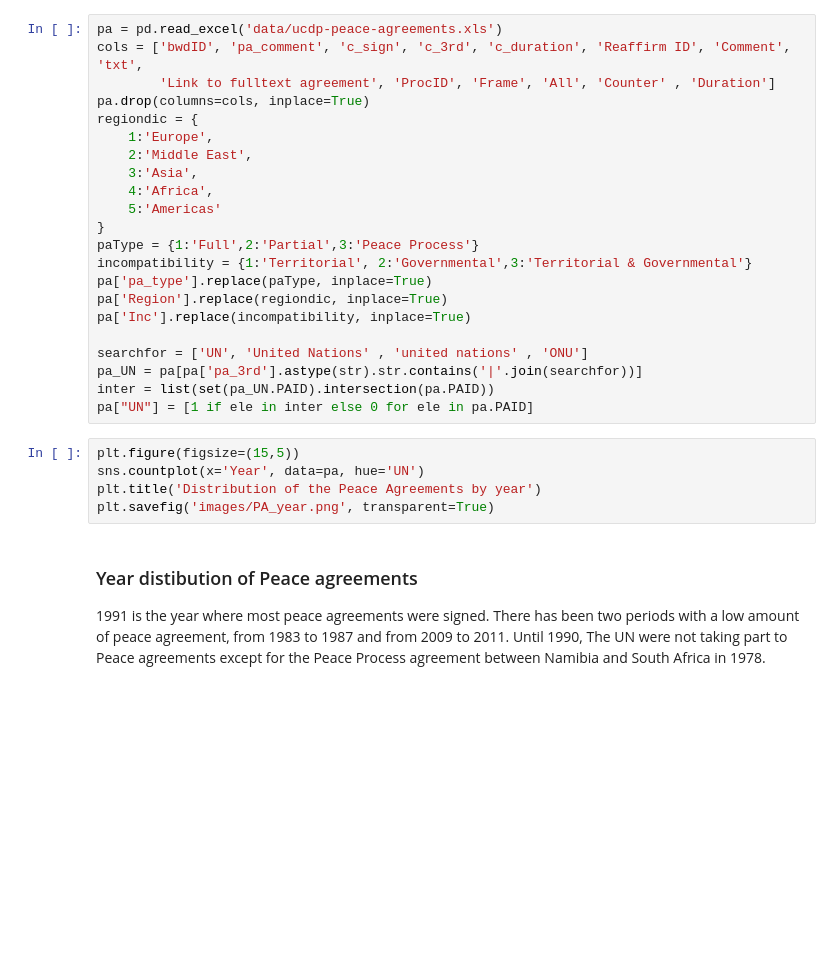
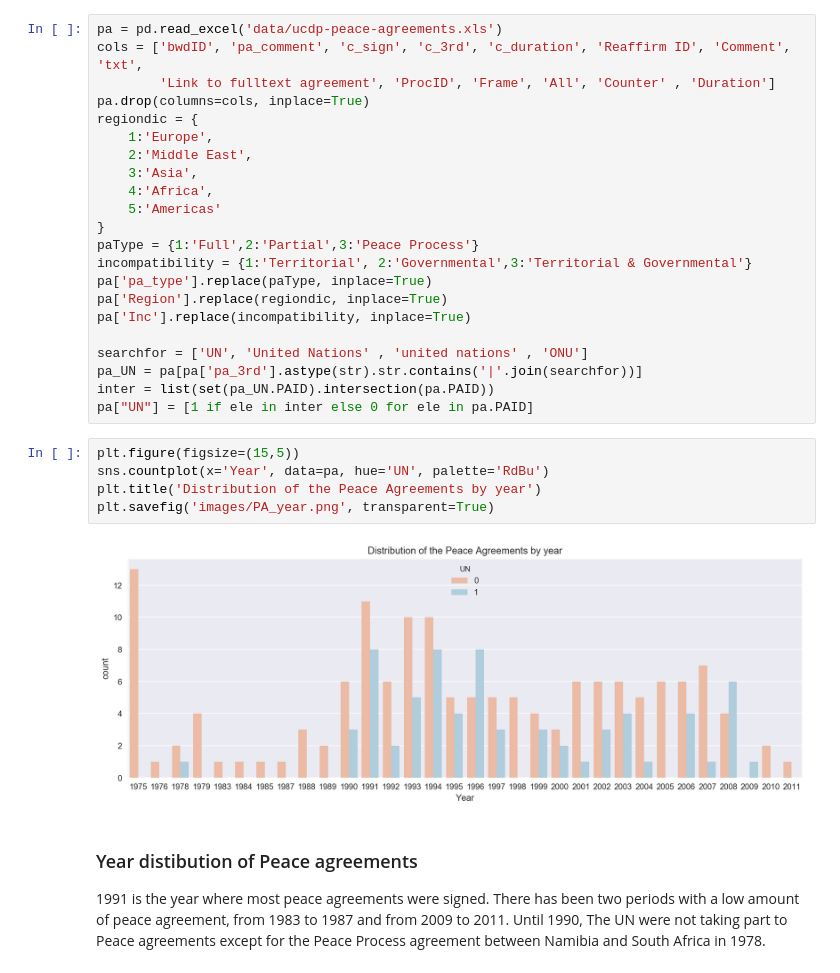
Before and after one commit to rbsteinm/AppliedDataAnalysis, a Jupyter notebook: project/notebook for story.ipynb, the cells around one changed output. Saved outputs shown, nothing was run; the diff lists cells and outputs as text; blank space fills up the shorter version.

Commit message:
new palette

```diff
--- a/project/notebook for story.ipynb
+++ b/project/notebook for story.ipynb
@@ -290,9 +290,11 @@ inter = list(set(pa_UN.PAID).intersection(pa.PAID))
 pa["UN"] = [1 if ele in inter else 0 for ele in pa.PAID]
 # %%
 plt.figure(figsize=(15,5))
-sns.countplot(x='Year', data=pa, hue='UN')
+sns.countplot(x='Year', data=pa, hue='UN', palette='RdBu')
 plt.title('Distribution of the Peace Agreements by year')
 plt.savefig('images/PA_year.png', transparent=True)
+# %% [output]
+[figure, added]
 # %% [markdown]
 ### Year distibution of Peace agreements
 1991 is the year where most peace agreements were signed. There has been two periods with a low amount of peace agreement, from 1983 to 1987 and from 2009 to 2011. Until 1990, The UN were not taking part to Peace agreements except for the Peace Process agreement between Namibia and South Africa in 1978.
```
Also changed, not shown: parts of 7 cells of this notebook, 5 other files.
